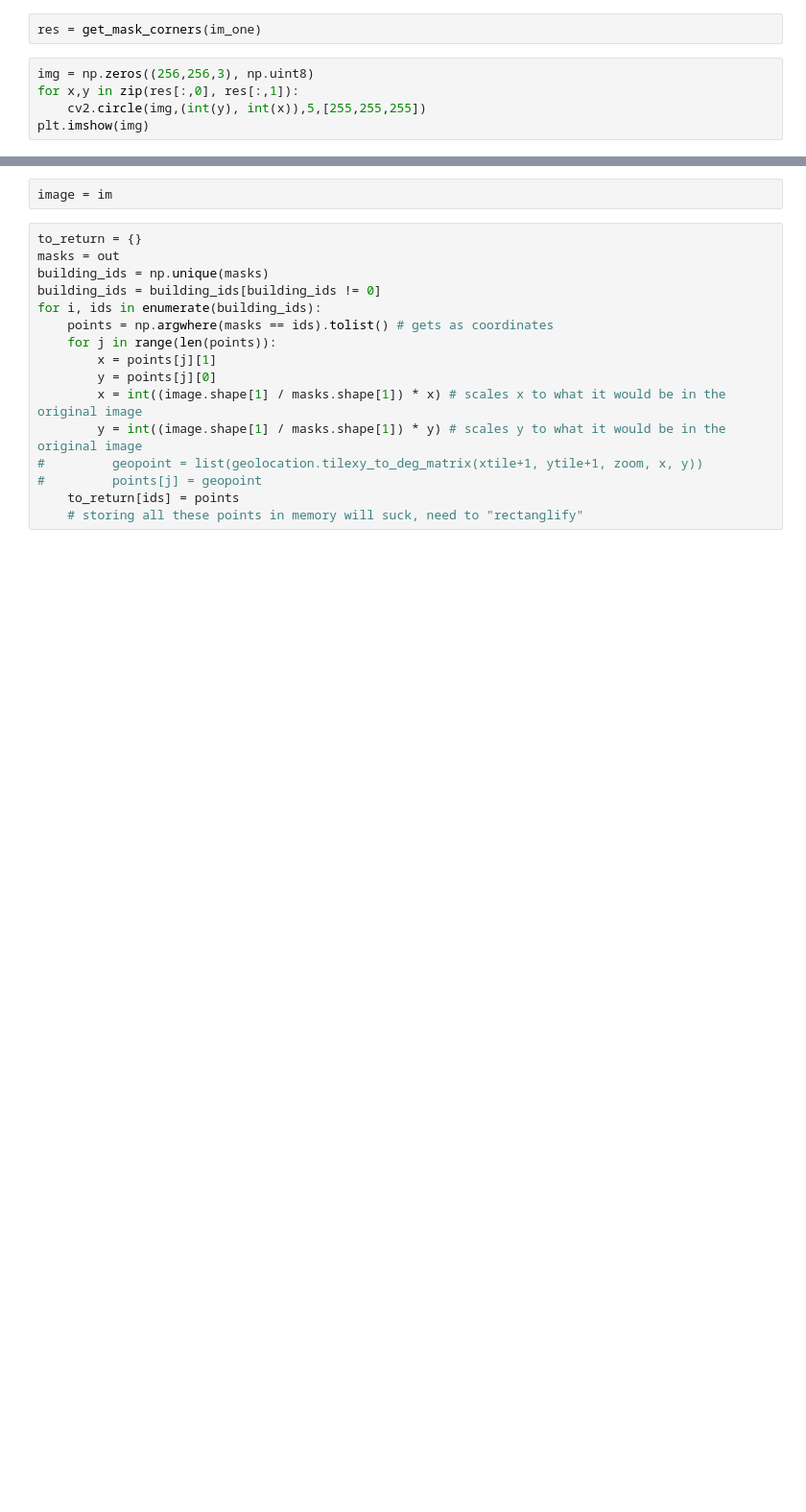
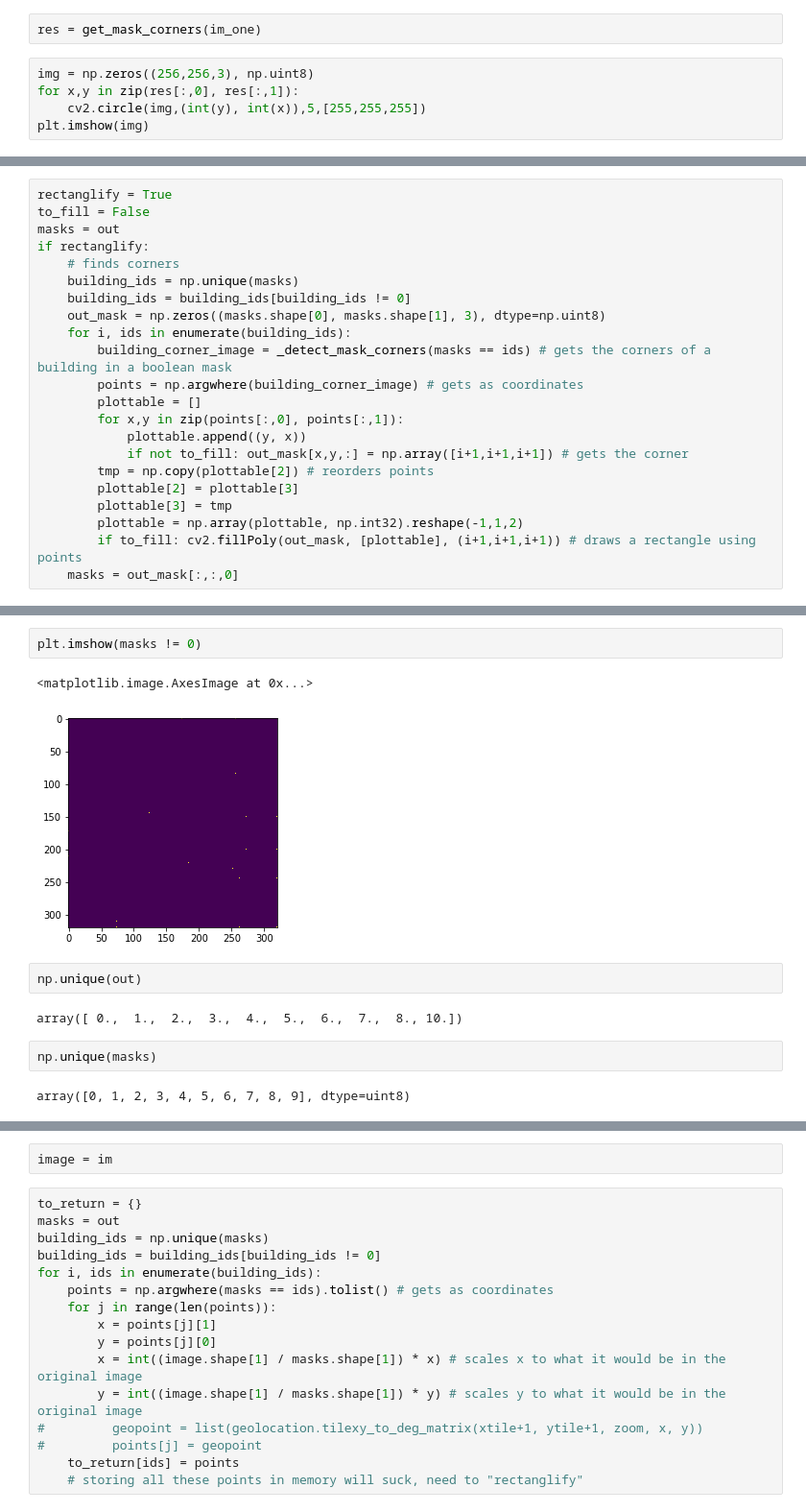
Before and after one commit to jmathur25/OSM_buildingdetector, a Jupyter notebook: use_mrccn_detector_class.ipynb, the cells around one changed output, grey strips where cells are left out. Shown at 96% size. Saved outputs shown, nothing was run; the diff lists cells and outputs as text; blank space fills up the shorter version.

```diff
--- a/use_mrccn_detector_class.ipynb
+++ b/use_mrccn_detector_class.ipynb
@@ -181,0 +219,22 @@ out = mrcnn._detect_single(im[:,:,:3], to_fill=False)
+# %%
+rectanglify = True
+to_fill = False
+masks = out
+if rectanglify:
+    # finds corners
+    building_ids = np.unique(masks)
+    building_ids = building_ids[building_ids != 0]
+    out_mask = np.zeros((masks.shape[0], masks.shape[1], 3), dtype=np.uint8)
+    for i, ids in enumerate(building_ids):
+        building_corner_image = _detect_mask_corners(masks == ids) # gets the corners of a building in a boolean mask
+        points = np.argwhere(building_corner_image) # gets as coordinates
+        plottable = []
+        for x,y in zip(points[:,0], points[:,1]):
+            plottable.append((y, x))
+            if not to_fill: out_mask[x,y,:] = np.array([i+1,i+1,i+1]) # gets the corner
+        tmp = np.copy(plottable[2]) # reorders points
+        plottable[2] = plottable[3]
+        plottable[3] = tmp
+        plottable = np.array(plottable, np.int32).reshape(-1,1,2)
+        if to_fill: cv2.fillPoly(out_mask, [plottable], (i+1,i+1,i+1)) # draws a rectangle using points
+    masks = out_mask[:,:,0]
@@ -181,0 +250,13 @@ out = mrcnn._detect_single(im[:,:,:3], to_fill=False)
+# %%
+plt.imshow(masks != 0)
+# %% [output]
+<matplotlib.image.AxesImage at 0x...>
+[figure, added]
+# %%
+np.unique(out)
+# %% [output]
+array([ 0.,  1.,  2.,  3.,  4.,  5.,  6.,  7.,  8., 10.])
+# %%
+np.unique(masks)
+# %% [output]
+array([0, 1, 2, 3, 4, 5, 6, 7, 8, 9], dtype=uint8)
```
Also changed, not shown: parts of 16 cells of this notebook, 2 other files.
